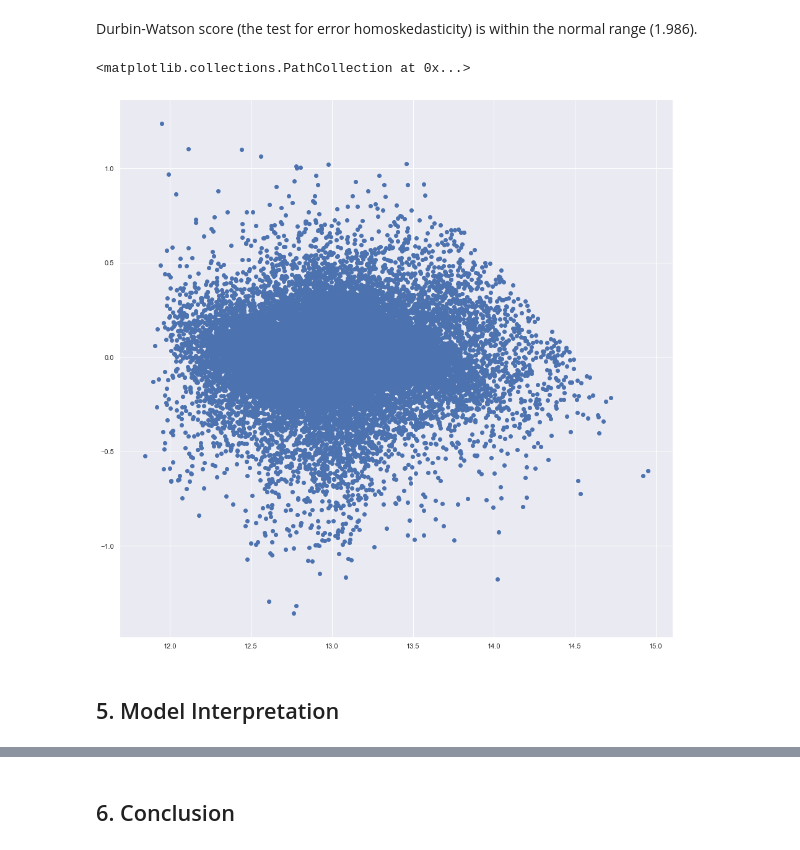
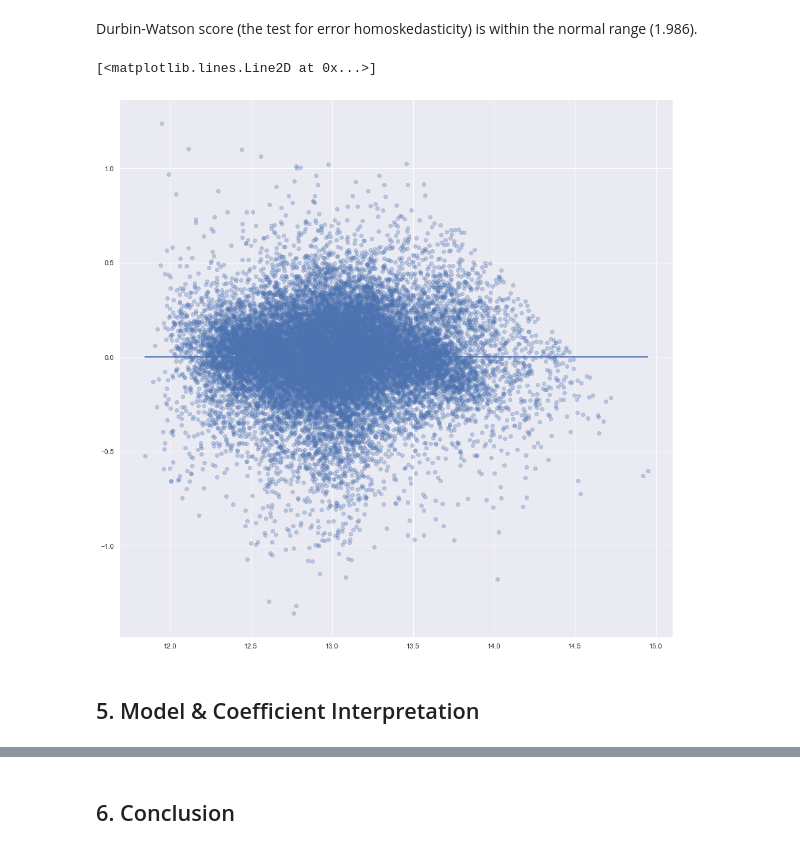
Before and after one commit to rusalka013/King-County-House-Sales-Project, a Jupyter notebook: King-County-House-Sales-Project.ipynb, the cells around one changed output, grey strips where cells are left out. Drawn from its saved outputs; the diff is of its cells as text; code cells hidden in the pictures.

```diff
--- a/King-County-House-Sales-Project.ipynb
+++ b/King-County-House-Sales-Project.ipynb
@@ -2217,9 +2208,10 @@ even so not on the line.
 # %% [markdown]
 Durbin-Watson score (the test for error homoskedasticity) is within the normal range (1.986).
 # %%
-plt.scatter(x=model_4_log.fittedvalues,y=model_4_log.resid)
+plt.scatter(x=model_4_log.fittedvalues,y=model_4_log.resid, alpha = 0.3)
+plt.plot(model_4_log.predict(predictors_4_log), [0 for i in range(len(predictors_4_log))])
 # %% [output]
-<matplotlib.collections.PathCollection at 0x...>
+[<matplotlib.lines.Line2D at 0x...>]
-[figure, old version]
+[figure, new version]
 # %% [markdown]
-## 5. Model Interpretation
+## 5. Model & Coefficient Interpretation
```
Also changed, not shown: parts of 18 cells of this notebook, 1 other file.
